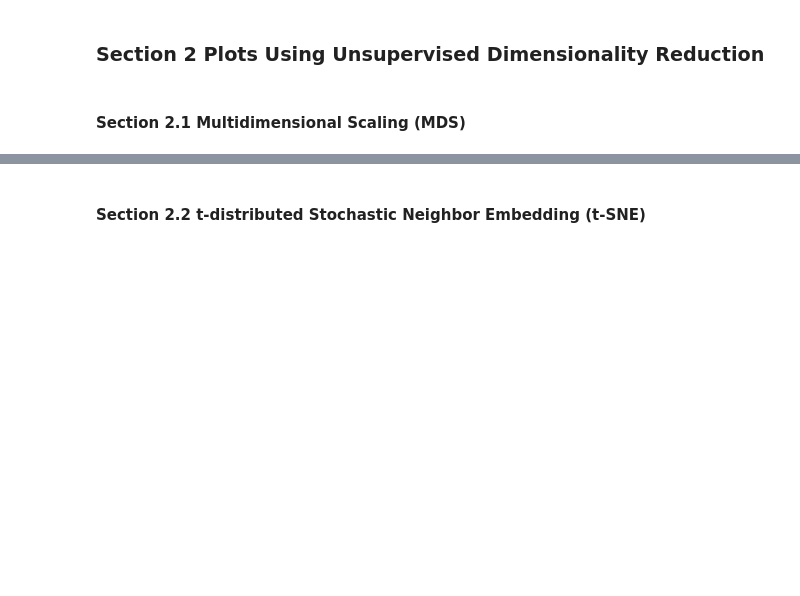
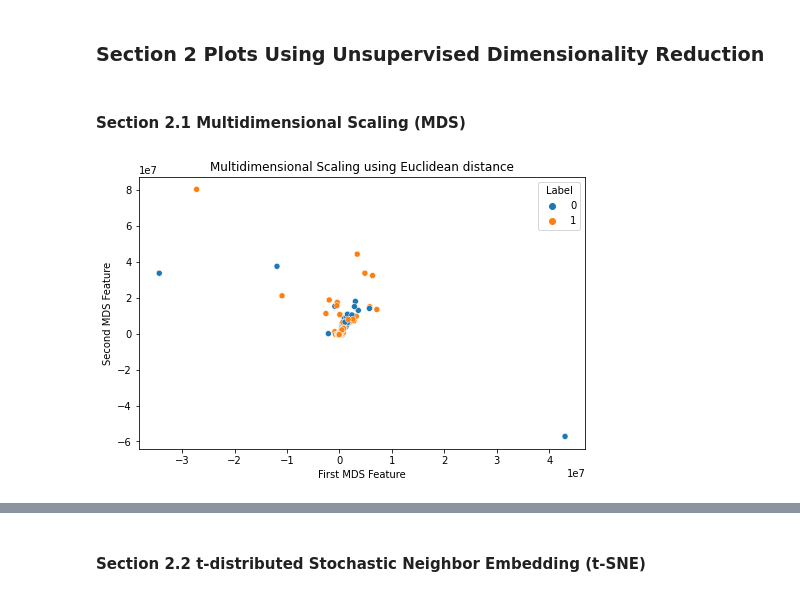
Before and after one commit to MarlonShakespeare/Milestone-2, a Jupyter notebook: unsupervised_vis.ipynb, the cells around one changed output, grey strips where cells are left out. Saved outputs shown, nothing was run; the diff lists cells and outputs as text; code cells hidden in the pictures; blank space fills up the shorter version.

```diff
--- a/unsupervised_vis.ipynb
+++ b/unsupervised_vis.ipynb
@@ -41,13 +44,13 @@ X.sample(5)
 #### Section 2.1 Multidimensional Scaling (MDS)
 # %%
 # MDS Preserves distance
-def plot_mds(X, y, use_manhatten = False):
+def plot_mds(X, use_manhatten=False, random_state=None):
     if use_manhatten:
         X = manhattan_distances(X)
         distance = 'Manhattan'
-        mds_feats = MDS(dissimilarity='precomputed').fit_transform(X)
+        mds_feats = MDS(dissimilarity='precomputed', random_state=random_state).fit_transform(X)
     else:
-        mds_feats = MDS().fit_transform(X)
+        mds_feats = MDS(random_state=random_state).fit_transform(X)
         distance = 'Euclidean'
 
     mds_dataframe = pd.concat([pd.DataFrame(mds_feats), pd.Series(y)], axis=1, ignore_index=True)
@@ -56,4 +59,9 @@ def plot_mds(X, y, use_manhatten = False):
     fig, ax = plt.subplots(figsize=(8, 5))
     sns.scatterplot(x='First MDS Feature', y='Second MDS Feature', hue='Label', data=mds_dataframe, ax=ax)
     ax.set_title(f'Multidimensional Scaling using {distance} distance')
+# %%
+mds_X = X.sample(2000, random_state=RANDOM_SEED)
+plot_mds(mds_X, use_manhatten=False, random_state=RANDOM_SEED)
+# %% [output]
+[figure, added]
 # %%
```
Also changed, not shown: parts of 7 cells of this notebook, 4 other files.
